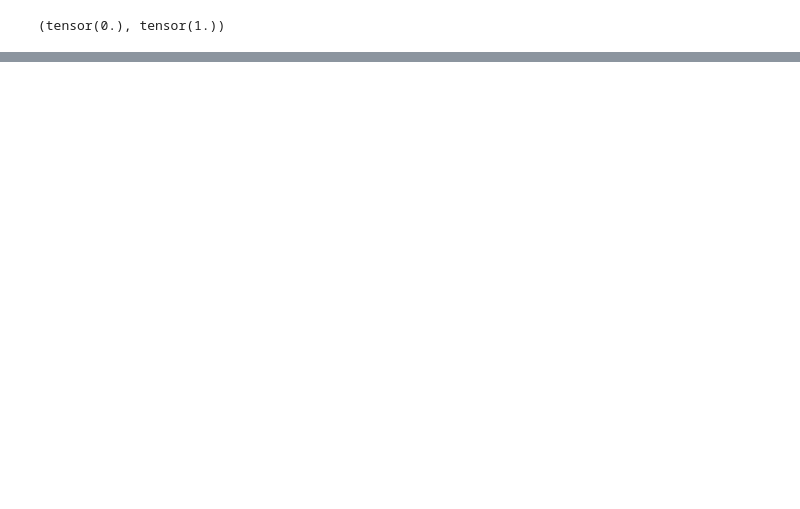
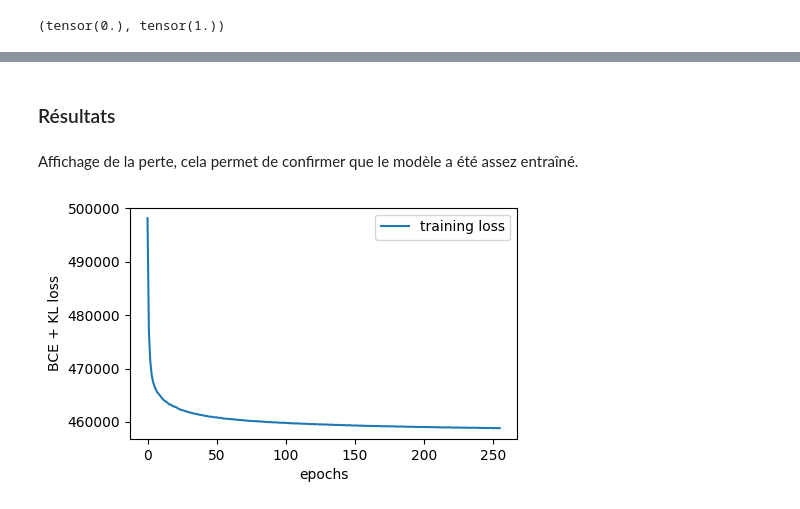
Before and after one commit to Raf-Prlt/NeuralNetwork_Demange_Pr-ault, a Jupyter notebook: VAE_Preault_Rafael_Demange_Noe.ipynb, the cells around one changed output, grey strips where cells are left out. Cells and saved outputs as stored; diff of their text form; code cells hidden in the pictures; blank space fills up the shorter version.

```diff
--- a/VAE_Preault_Rafael_Demange_Noe.ipynb
+++ b/VAE_Preault_Rafael_Demange_Noe.ipynb
@@ -217,11 +234,12 @@ class VariationalAutoencoder_CNN(nn.Module):
 # %%
 # losses not normalized hence
-alpha, beta = 1., 1.
+#alpha, beta = 10., 0.001
+alpha, beta = 1, 1
 
 def loss_function(recon_x, x, mu, log_var):
     "MSE/BCE + KL loss"
-    BCE = F.binary_cross_entropy(recon_x, x.view(-1, noc, 64, 64), reduction='sum')
-    MSE = torch.norm( (recon_x - x.view(-1, noc, image_size, image_size)) ) / x.shape[0]
-    KLD = -1.0 * torch.sum(1 + log_var - mu.pow(2) - log_var.exp())
+    BCE = F.binary_cross_entropy(recon_x, x.view(-1, noc, image_size, image_size), reduction='sum')
+    #MSE = torch.norm( (recon_x - x.view(-1, noc, image_size, image_size)) ) / x.shape[0]
+    KLD = -0.5 * torch.sum(1 + log_var - mu.pow(2) - log_var.exp())
 
     return beta*KLD +alpha*BCE #MSE
@@ -440,13 +521,2 @@ We implement the **variational automnecoder (VAE)** with a latent space of dimen
 # %%
-modelVAEd20 = VariationalAutoencoder_CNN(latent_dim=20)
-
-# losses not normalized hence
-alpha, beta = 1, 1
-
-def loss_function(recon_x, x, mu, log_var):
-    "MSE/BCE + KL loss"
-    BCE = F.binary_cross_entropy(recon_x, x.view(-1, noc, image_size, image_size), reduction='sum')
-    MSE = torch.norm( (recon_x - x.view(-1, noc, image_size, image_size)) ) / x.shape[0]
-    KLD = -0.5 * torch.sum(1 + log_var - mu.pow(2) - log_var.exp())
-
-    return beta*KLD +alpha*BCE #MSE
+modelVAEd100 = VariationalAutoencoder_CNN(latent_dim=100)
@@ -459,2 +550,2 @@ optimizer = torch.optim.Adam(modelVAEd20.parameters(),
 # %%
-outputs_l = training_VAE(modelVAEd20,  num_epochs=30)
+outputs_l = training_VAE(modelVAEd100,  num_epochs=256)
@@ -461,2 +570,8 @@ outputs_l = training_VAE(modelVAEd20,  num_epochs=30)
+# %% [markdown]
+### Résultats
+# %% [markdown]
+Affichage de la perte, cela permet de confirmer que le modèle a été assez entraîné.
 # %%
-plot_training_loss(outputs_l, y_label="BCE + KL loss", filename="figures/VAE_linear_d20_loss.pdf")
+plot_training_loss(outputs_l, y_label="BCE + KL loss", filename="figures/VAE_linear_d100_loss.pdf")
+# %% [output]
+[figure, added]
```
Also changed, not shown: parts of 85 cells of this notebook, 19 other files.
